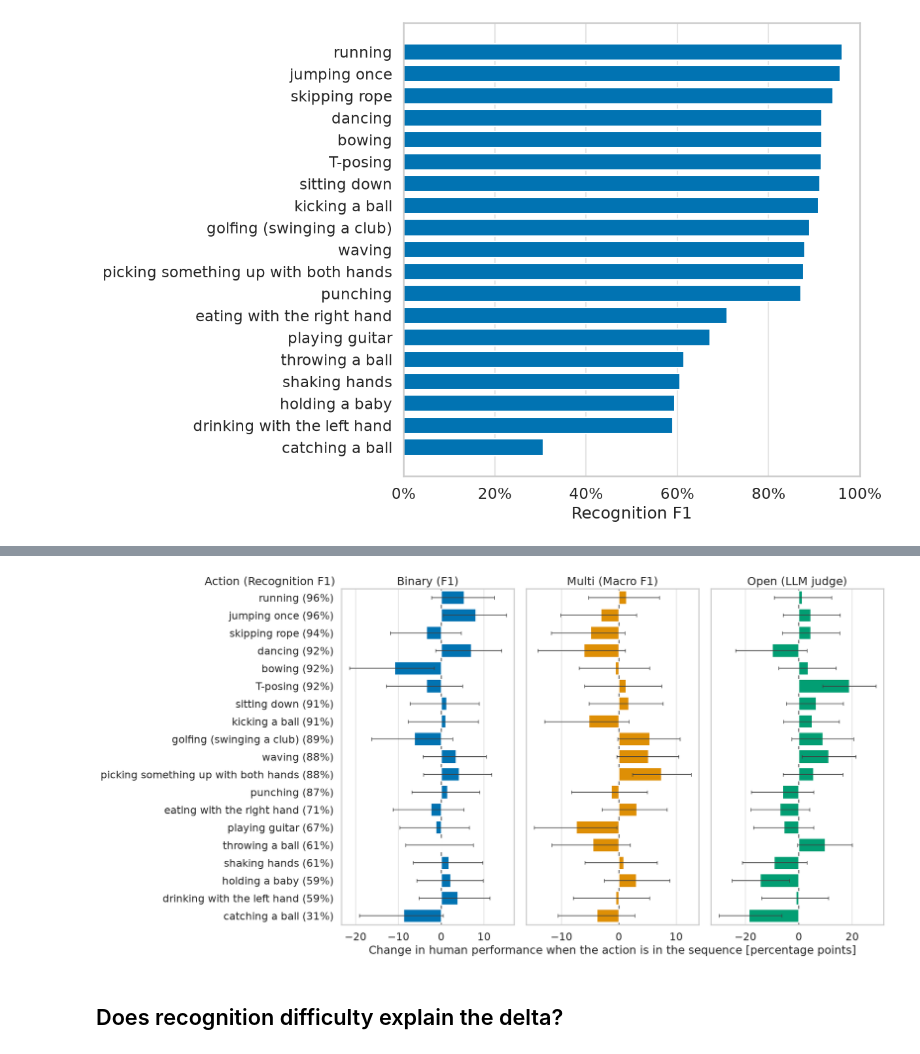
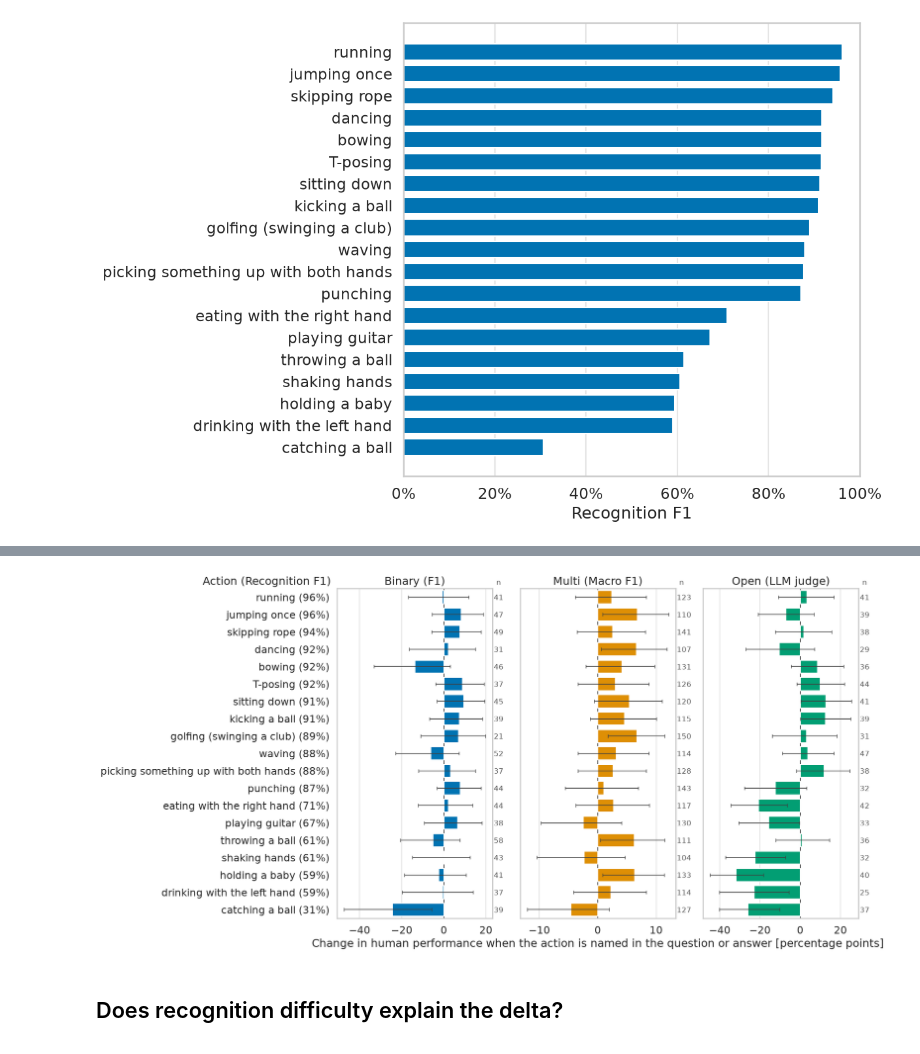
Before and after one commit to felixdivo/quants-eval, a Jupyter notebook: eval-all/action-difficulty.ipynb, the cells around one changed output, grey strips where cells are left out. Cells and saved outputs as stored; diff of their text form; code cells hidden in the pictures.

Commit message:
Define action presence by the question and answer text instead of the clip

```diff
--- a/eval-all/action-difficulty.ipynb
+++ b/eval-all/action-difficulty.ipynb
@@ -134,0 +148,9 @@ human[["sample_id", "question_id", "answer_type", "actions"]].head()
+# %%
+# Every clip really has four actions, and every action is named by at least one response
+assert clip_actions.map(len).eq(4).all()
+named = pd.Series(
+    {a: int(human["haystack"].str.contains(a.lower(), regex=False).sum()) for a in ACTIONS}
+)
+assert named.gt(0).all(), named[named == 0]
+
+human[["sample_id", "question_id", "answer_type", "haystack"]].head()
@@ -421,7 +451,7 @@ records = []
 for name, split in SPLITS.items():
     metric = METRICS[name]
     for action in ACTIONS:
-        present = np.array([action in actions for actions in split["actions"]])
+        present = split["haystack"].str.contains(action.lower(), regex=False).to_numpy()
         inside = np.flatnonzero(present)
         outside = np.flatnonzero(~present)
         assert inside.size + outside.size == len(split)
@@ -504,35 +534,52 @@ for ax, (name, colour) in zip(axes, zip(SPLITS, PALETTE)):
     ax.set_title(f"{name.capitalize()} ({METRIC_LABELS[name]})")
     ax.grid(True, axis="x", linestyle="-", alpha=0.5)
     ax.grid(False, axis="y")
     sns.despine(ax=ax, top=False, right=False)
 
+    # In-group size in its own gutter on the right, where it cannot collide with a bar
+    gutter = ax.secondary_yaxis("right")
+    gutter.set_yticks(positions, [str(n) for n in subset["n_in"]], fontsize=12, color="0.35")
+    gutter.tick_params(axis="y", length=0, pad=2)
+    ax.annotate(
+        "n",
+        xy=(1, 1),
+        xycoords="axes fraction",
+        xytext=(6, 6),
+        textcoords="offset points",
+        ha="left",
+        va="baseline",
+        fontsize=12,
+        color="0.35",
+    )
+
 axes[0].set_yticks(
     positions,
     [f"{action} ({recognition.loc[action, 'recognition_f1']:.0%})" for action in ACTION_ORDER],
 )
 axes[0].invert_yaxis()  # easiest to recognise at the top
 axes[0].set_ylim(len(ACTION_ORDER) - 0.5, -0.5)
 axes[1].set_xlabel(
-    "Change in human performance when the action is in the sequence [percentage points]"
+    "Change in human performance when the action is named in the question or answer "
+    "[percentage points]"
 )
 
 # Heading for the action column, typeset like the panel titles next to it
 axes[0].annotate(
     "Action (Recognition F1)",
     xy=(0, 1),
     xycoords="axes fraction",
     xytext=(-10, 6),
     textcoords="offset points",
     ha="right",
     va="baseline",
     fontsize=axes[0].title.get_fontsize(),
 )
 
 fig.tight_layout()
 fig.savefig(PLOTS / "action_deltas.pdf", bbox_inches="tight", pad_inches=0)
 plt.show()
 # %% [output]
-[figure, old version]
+[figure, new version]
 # %% [markdown]
 ## Does recognition difficulty explain the delta?
 # %%
```
Also changed, not shown: parts of 9 cells of this notebook, 1 other file.
